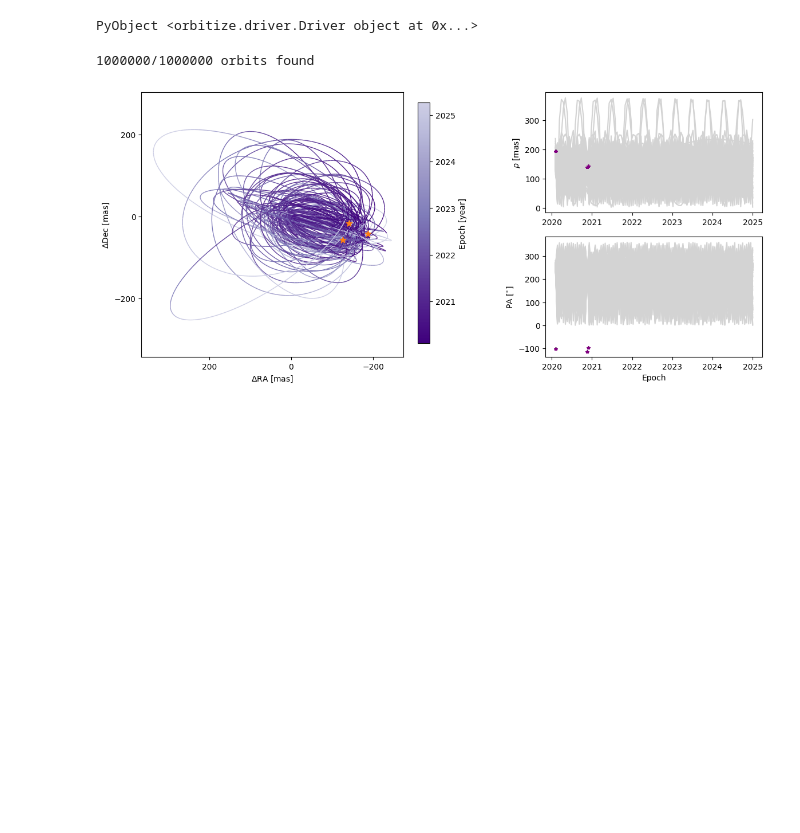
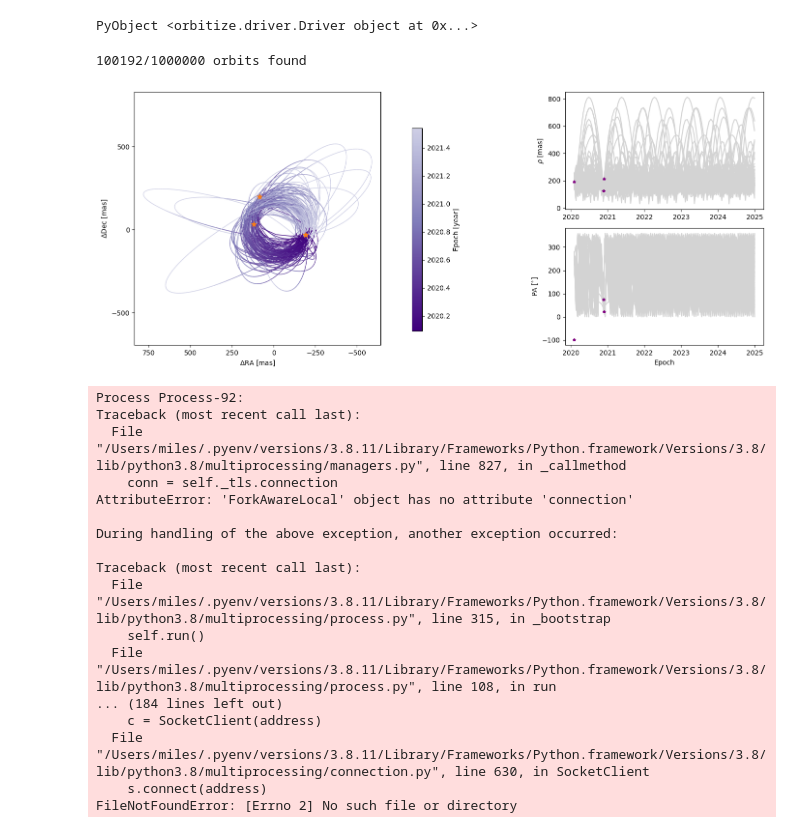
Before and after one commit to mileslucas/sirius-b, a Jupyter notebook: notebooks/orbit_candidate.ipynb, the cells around one changed output. Cells and saved outputs as stored; diff of their text form; code cells hidden in the pictures; blank space fills up the shorter version.

Commit message:
update paper

```diff
--- a/notebooks/orbit_candidate.ipynb
+++ b/notebooks/orbit_candidate.ipynb
@@ -110,13 +110,32 @@ mydriver = driver.Driver(
 PyObject <orbitize.driver.Driver object at 0x...>
 # %%
 s = mydriver.sampler
-orbits = s.run_sampler(Int(1e6));
+orbits = s.run_sampler(Int(1e4));
 # %% [output]
-1000000/1000000 orbits found
+100192/1000000 orbits found
 # %%
-s.results.plot_orbits(start_mjd=epochs_mjd[1]);
+s.results.plot_orbits(start_mjd=epochs_mjd[1])
+PyPlot.tight_layout()
+savefig("/Users/miles/dev/research/sirius-b/paper/figures/orbit.pdf");
 # %% [output]
-[figure, old version]
+[figure, new version]
+Process Process-92:
+Traceback (most recent call last):
+  File "/Users/miles/.pyenv/versions/3.8.11/Library/Frameworks/Python.framework/Versions/3.8/lib/python3.8/multiprocessing/managers.py", line 827, in _callmethod
+    conn = self._tls.connection
+AttributeError: 'ForkAwareLocal' object has no attribute 'connection'
+
+During handling of the above exception, another exception occurred:
+
+Traceback (most recent call last):
+  File "/Users/miles/.pyenv/versions/3.8.11/Library/Frameworks/Python.framework/Versions/3.8/lib/python3.8/multiprocessing/process.py", line 315, in _bootstrap
+    self.run()
+  File "/Users/miles/.pyenv/versions/3.8.11/Library/Frameworks/Python.framework/Versions/3.8/lib/python3.8/multiprocessing/process.py", line 108, in run
+... (184 lines left out)
+    c = SocketClient(address)
+  File "/Users/miles/.pyenv/versions/3.8.11/Library/Frameworks/Python.framework/Versions/3.8/lib/python3.8/multiprocessing/connection.py", line 630, in SocketClient
+    s.connect(address)
+FileNotFoundError: [Errno 2] No such file or directory
 # %%
 s.results.plot_corner(param_list=["sma1", "ecc1", "inc1", "aop1", "pan1","tau1"]);
 # %% [output]
```
Also changed, not shown: parts of 6 cells of this notebook, 34 other files.
